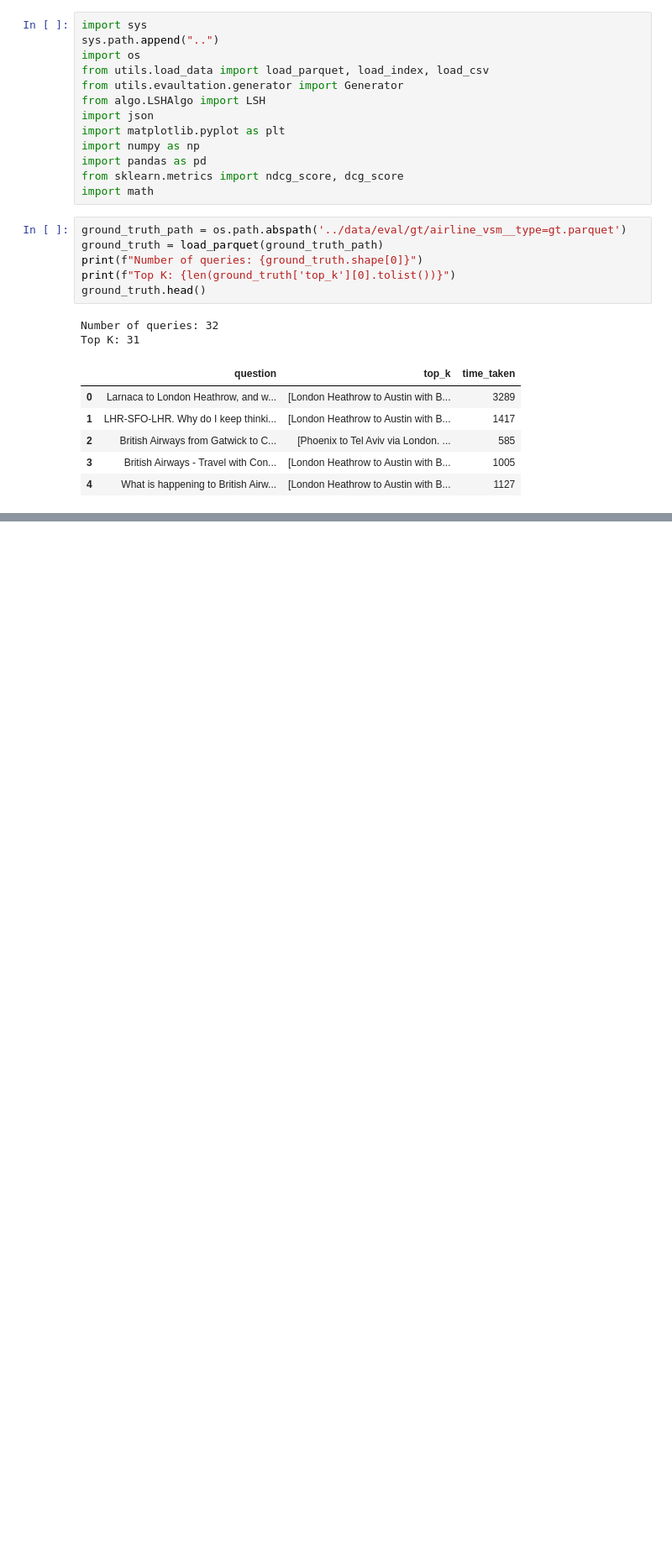
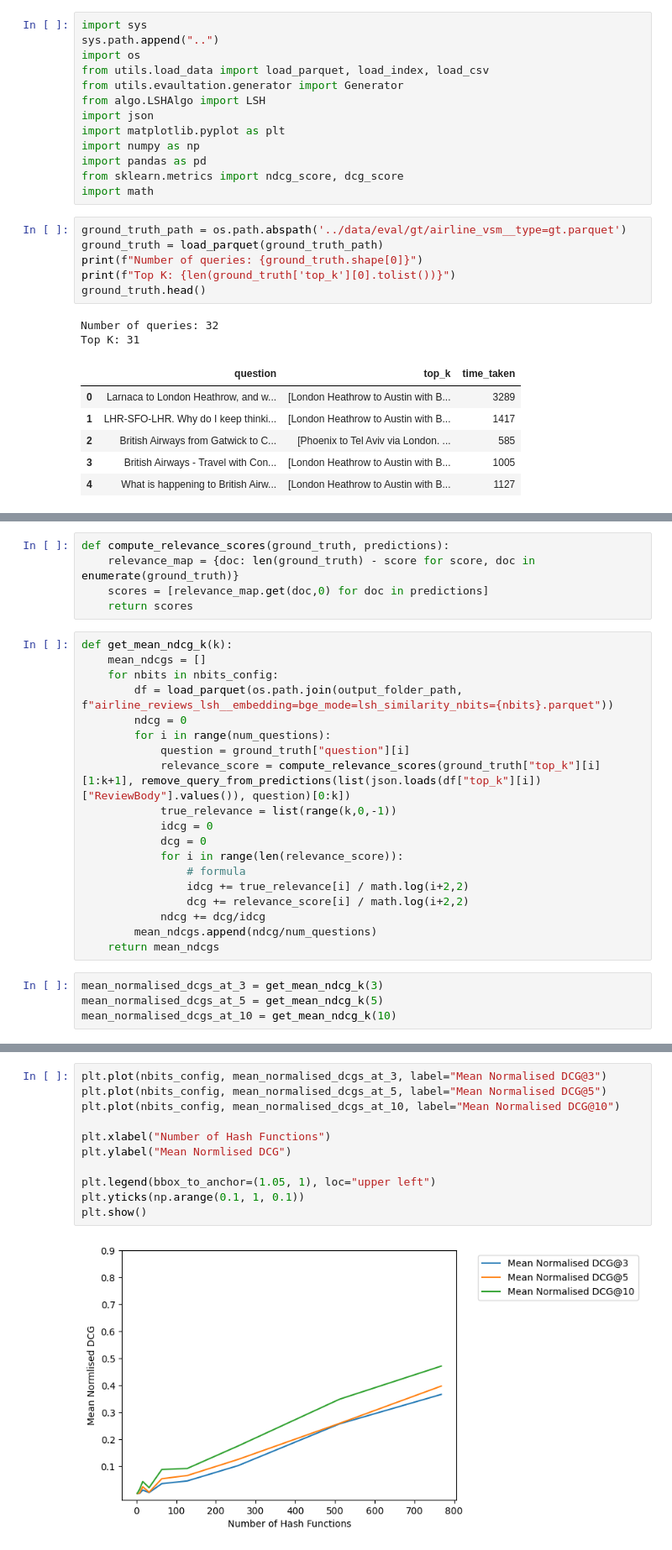
Before and after one commit to jinruiiii/sc4020-project-1, a Jupyter notebook: scripts/airline_analysis.ipynb, the cells around one changed output, grey strips where cells are left out. Shown at 84% size. Drawn from its saved outputs; the diff is of its cells as text; blank space fills up the shorter version.

```diff
--- a/scripts/airline_analysis.ipynb
+++ b/scripts/airline_analysis.ipynb
@@ -28,0 +169,28 @@ Top K: 31
+# %%
+def compute_relevance_scores(ground_truth, predictions):
+    relevance_map = {doc: len(ground_truth) - score for score, doc in enumerate(ground_truth)}
+    scores = [relevance_map.get(doc,0) for doc in predictions]
+    return scores
+# %%
+def get_mean_ndcg_k(k):
+    mean_ndcgs = []
+    for nbits in nbits_config:
+        df = load_parquet(os.path.join(output_folder_path, f"airline_reviews_lsh__embedding=bge_mode=lsh_similarity_nbits={nbits}.parquet"))
+        ndcg = 0
+        for i in range(num_questions):
+            question = ground_truth["question"][i]
+            relevance_score = compute_relevance_scores(ground_truth["top_k"][i][1:k+1], remove_query_from_predictions(list(json.loads(df["top_k"][i])["ReviewBody"].values()), question)[0:k])
+            true_relevance = list(range(k,0,-1))
+            idcg = 0
+            dcg = 0
+            for i in range(len(relevance_score)):
+                # formula
+                idcg += true_relevance[i] / math.log(i+2,2)
+                dcg += relevance_score[i] / math.log(i+2,2)
+            ndcg += dcg/idcg
+        mean_ndcgs.append(ndcg/num_questions)
+    return mean_ndcgs
+# %%
+mean_normalised_dcgs_at_3 = get_mean_ndcg_k(3)
+mean_normalised_dcgs_at_5 = get_mean_ndcg_k(5)
+mean_normalised_dcgs_at_10 = get_mean_ndcg_k(10)
@@ -28,0 +217,13 @@ Top K: 31
+# %%
+plt.plot(nbits_config, mean_normalised_dcgs_at_3, label="Mean Normalised DCG@3")
+plt.plot(nbits_config, mean_normalised_dcgs_at_5, label="Mean Normalised DCG@5")
+plt.plot(nbits_config, mean_normalised_dcgs_at_10, label="Mean Normalised DCG@10")
+
+plt.xlabel("Number of Hash Functions")
+plt.ylabel("Mean Normlised DCG")
+
+plt.legend(bbox_to_anchor=(1.05, 1), loc="upper left")
+plt.yticks(np.arange(0.1, 1, 0.1))
+plt.show()
+# %% [output]
+[figure, added]
```
Also changed, not shown: parts of 18 cells of this notebook, 10 other files.
